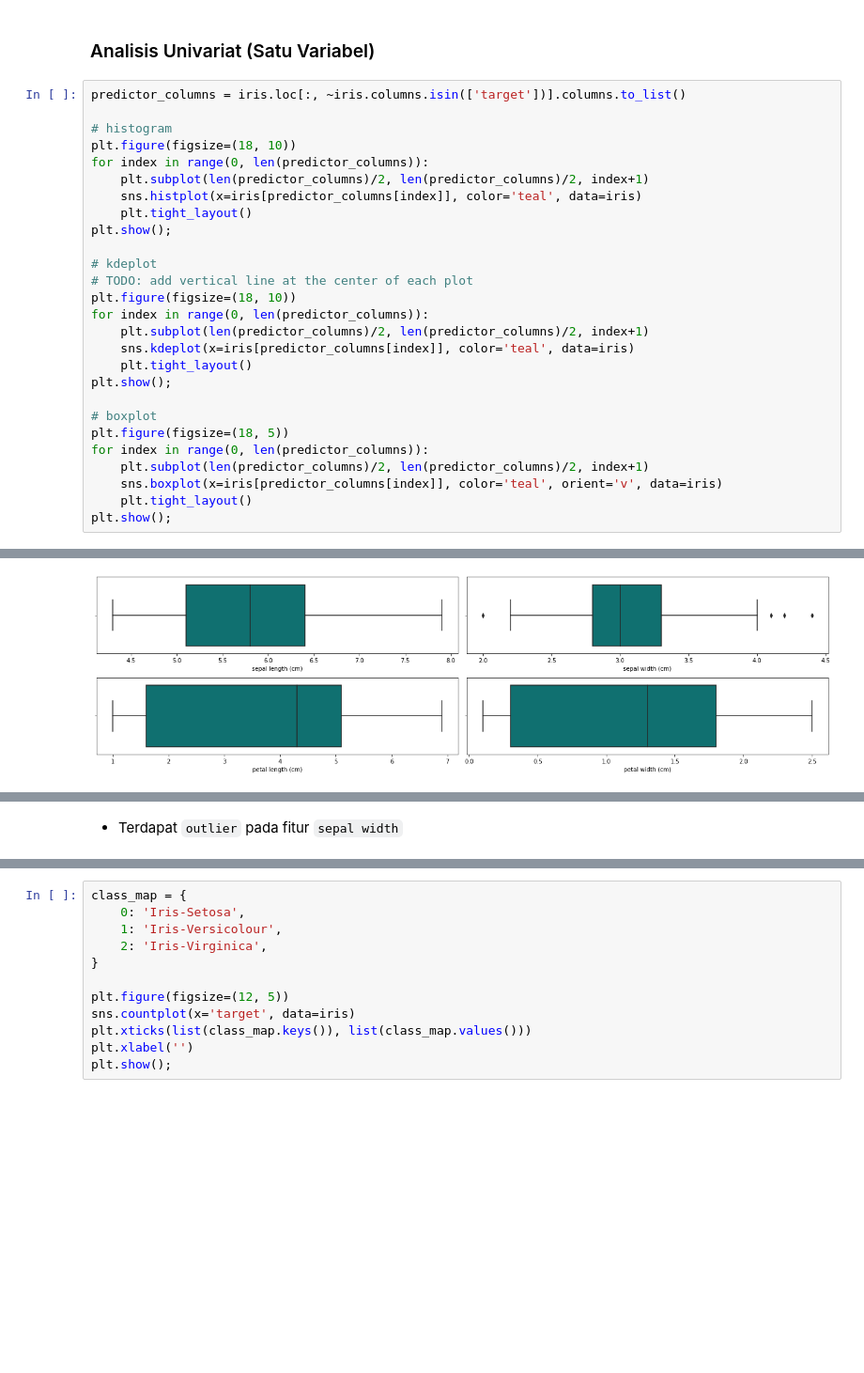
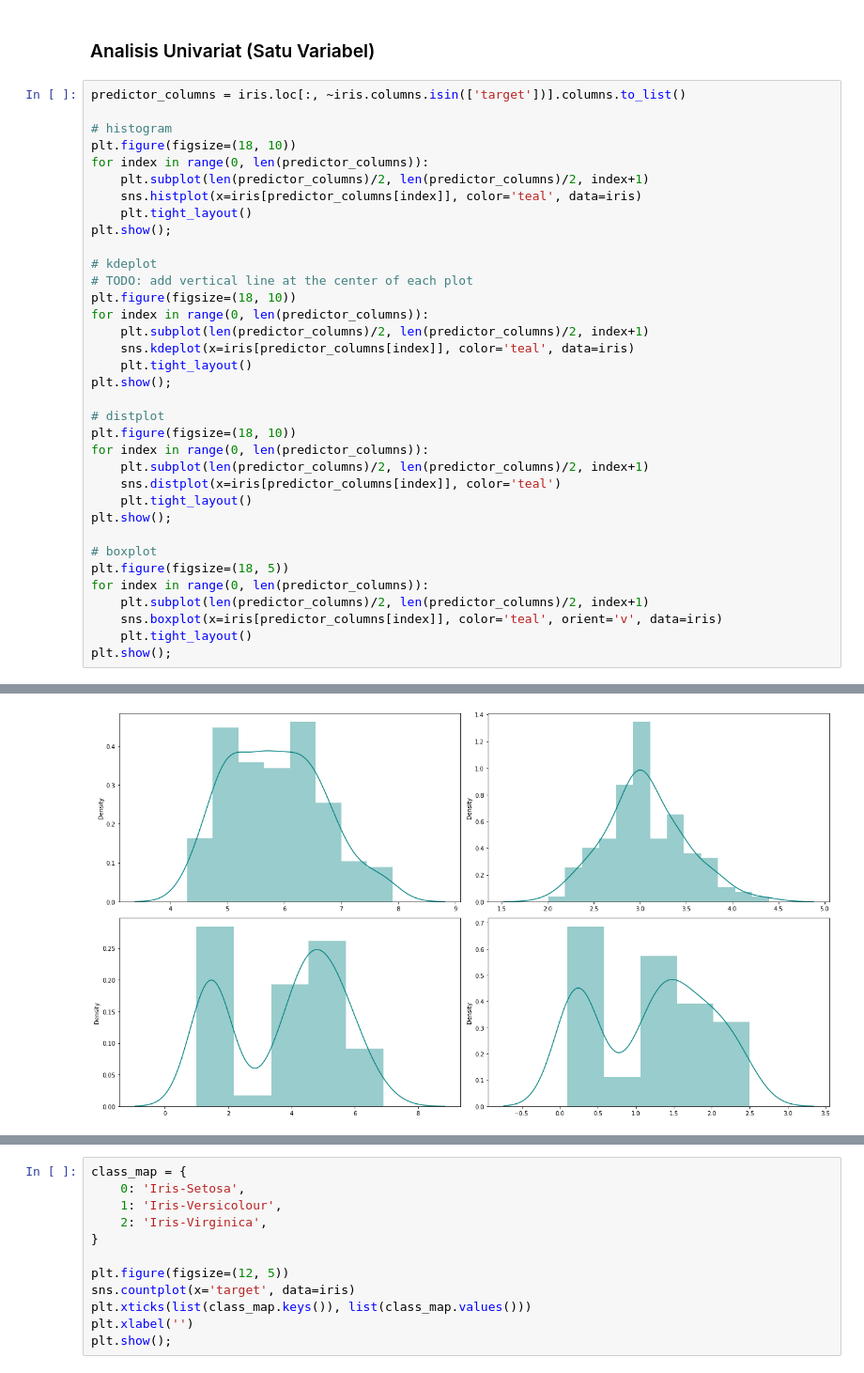
Before and after one commit to dendihandian/data-portfolio, a Jupyter notebook: sklearn-iris/analisis-dataset-iris.ipynb, the cells around one changed output, grey strips where cells are left out. Shown at 94% size. Cells and saved outputs as stored; diff of their text form; blank space fills up the shorter version.

Commit message:
add distplot

```diff
--- a/sklearn-iris/analisis-dataset-iris.ipynb
+++ b/sklearn-iris/analisis-dataset-iris.ipynb
@@ -114,31 +114,39 @@ iris.describe()
 # %%
 predictor_columns = iris.loc[:, ~iris.columns.isin(['target'])].columns.to_list()
 
 # histogram
 plt.figure(figsize=(18, 10))
 for index in range(0, len(predictor_columns)):
     plt.subplot(len(predictor_columns)/2, len(predictor_columns)/2, index+1)
     sns.histplot(x=iris[predictor_columns[index]], color='teal', data=iris)
     plt.tight_layout()
 plt.show();
 
 # kdeplot
 # TODO: add vertical line at the center of each plot
 plt.figure(figsize=(18, 10))
 for index in range(0, len(predictor_columns)):
     plt.subplot(len(predictor_columns)/2, len(predictor_columns)/2, index+1)
     sns.kdeplot(x=iris[predictor_columns[index]], color='teal', data=iris)
     plt.tight_layout()
 plt.show();
 
+# distplot
+plt.figure(figsize=(18, 10))
+for index in range(0, len(predictor_columns)):
+    plt.subplot(len(predictor_columns)/2, len(predictor_columns)/2, index+1)
+    sns.distplot(x=iris[predictor_columns[index]], color='teal')
+    plt.tight_layout()
+plt.show();
+
 # boxplot
 plt.figure(figsize=(18, 5))
 for index in range(0, len(predictor_columns)):
     plt.subplot(len(predictor_columns)/2, len(predictor_columns)/2, index+1)
     sns.boxplot(x=iris[predictor_columns[index]], color='teal', orient='v', data=iris)
     plt.tight_layout()
 plt.show();
 # %% [output]
 [figure]
 [figure]
-[figure, old version]
+[figure, new version]
@@ -145,2 +153,0 @@ plt.show();
-# %% [markdown]
-- Terdapat `outlier` pada fitur `sepal width`
```
Also changed, not shown: parts of 2 cells of this notebook.
